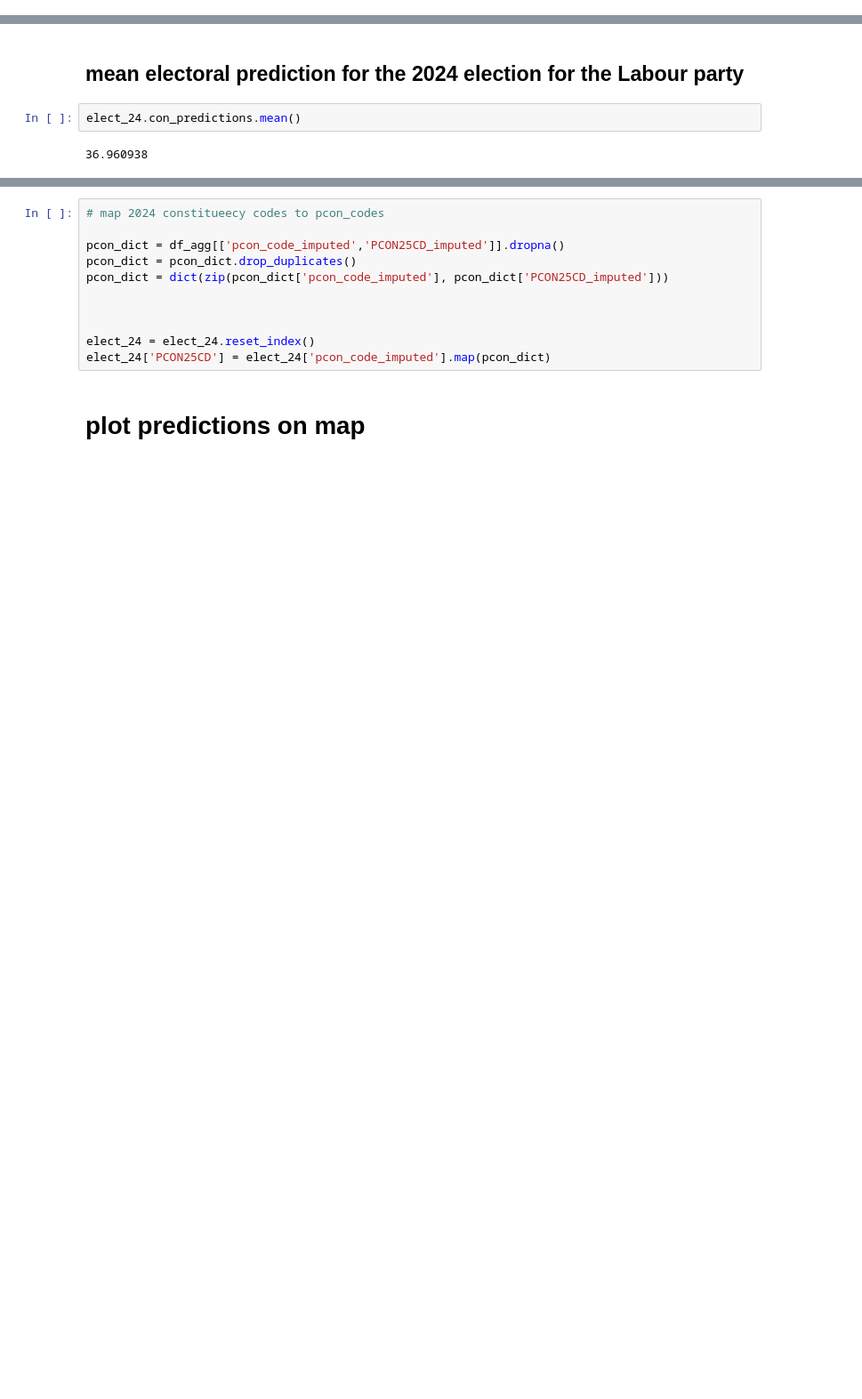
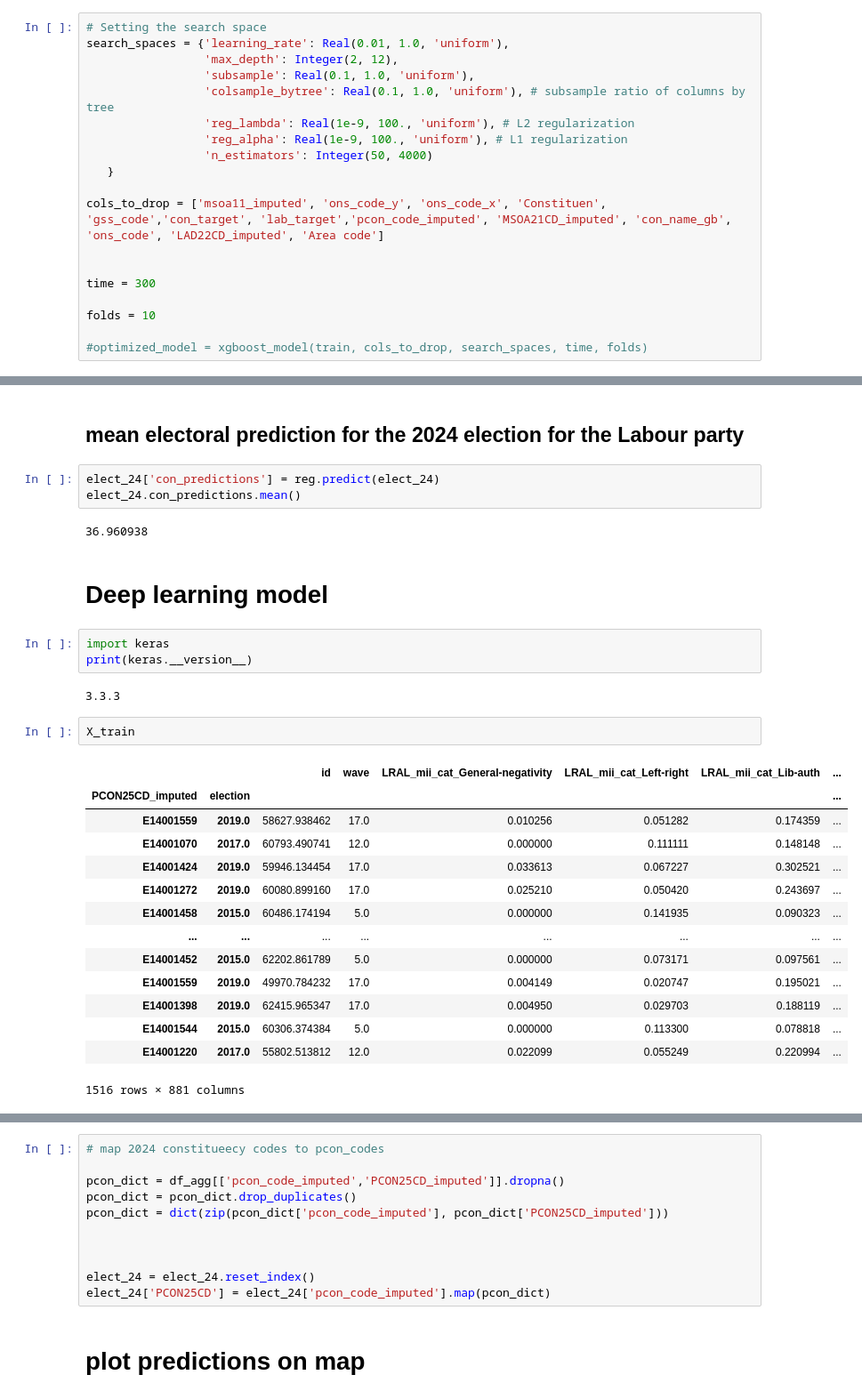
Before and after one commit to z-dickson/UK_2024_GE_Prediction, a Jupyter notebook: main.ipynb, the cells around one changed output, grey strips where cells are left out. Shown at 89% size. Saved outputs shown, nothing was run; the diff lists cells and outputs as text; blank space fills up the shorter version.

```diff
--- a/main.ipynb
+++ b/main.ipynb
@@ -293 +254,20 @@ y_train = np.array(winsorize(y_train, [0.008, 0.0]))
+# %%
+# Setting the search space
+search_spaces = {'learning_rate': Real(0.01, 1.0, 'uniform'),
+                 'max_depth': Integer(2, 12),
+                 'subsample': Real(0.1, 1.0, 'uniform'),
+                 'colsample_bytree': Real(0.1, 1.0, 'uniform'), # subsample ratio of columns by tree
+                 'reg_lambda': Real(1e-9, 100., 'uniform'), # L2 regularization
+                 'reg_alpha': Real(1e-9, 100., 'uniform'), # L1 regularization
+                 'n_estimators': Integer(50, 4000)
+   }
+
+cols_to_drop = ['msoa11_imputed', 'ons_code_y', 'ons_code_x', 'Constituen', 'gss_code','con_target', 'lab_target','pcon_code_imputed', 'MSOA21CD_imputed', 'con_name_gb', 'ons_code', 'LAD22CD_imputed', 'Area code']
+
+
+time = 300
+
+folds = 10
+
+#optimized_model = xgboost_model(train, cols_to_drop, search_spaces, time, folds)
 # %%
@@ -465,6 +301,31 @@ elect_24['con_predictions'] = reg.predict(elect_24)
 # %% [markdown]
 ## mean electoral prediction for the 2024 election for the Labour party
 # %%
+elect_24['con_predictions'] = reg.predict(elect_24)
 elect_24.con_predictions.mean()
 # %% [output]
 36.960938
+# %% [markdown]
+# Deep learning model
+# %%
+import keras
+print(keras.__version__)
+# %% [output]
+3.3.3
+# %%
+X_train
+# %% [output]
+|  |  | id | wave | LRAL_mii_cat_General-negativity | LRAL_mii_cat_Left-right | LRAL_mii_cat_Lib-auth | ... |
+| PCON25CD_imputed | election |  |  |  |  |  | ... |
+| E14001559 | 2019.0 | 58627.938462 | 17.0 | 0.010256 | 0.051282 | 0.174359 | ... |
+| E14001070 | 2017.0 | 60793.490741 | 12.0 | 0.000000 | 0.111111 | 0.148148 | ... |
+| E14001424 | 2019.0 | 59946.134454 | 17.0 | 0.033613 | 0.067227 | 0.302521 | ... |
+| E14001272 | 2019.0 | 60080.899160 | 17.0 | 0.025210 | 0.050420 | 0.243697 | ... |
+| E14001458 | 2015.0 | 60486.174194 | 5.0 | 0.000000 | 0.141935 | 0.090323 | ... |
+| ... | ... | ... | ... | ... | ... | ... | ... |
+| E14001452 | 2015.0 | 62202.861789 | 5.0 | 0.000000 | 0.073171 | 0.097561 | ... |
+| E14001559 | 2019.0 | 49970.784232 | 17.0 | 0.004149 | 0.020747 | 0.195021 | ... |
+| E14001398 | 2019.0 | 62415.965347 | 17.0 | 0.004950 | 0.029703 | 0.188119 | ... |
+| E14001544 | 2015.0 | 60306.374384 | 5.0 | 0.000000 | 0.113300 | 0.078818 | ... |
+| E14001220 | 2017.0 | 55802.513812 | 12.0 | 0.022099 | 0.055249 | 0.220994 | ... |
+1516 rows × 881 columns
```
Also changed, not shown: parts of 38 cells of this notebook, 6 other files.
